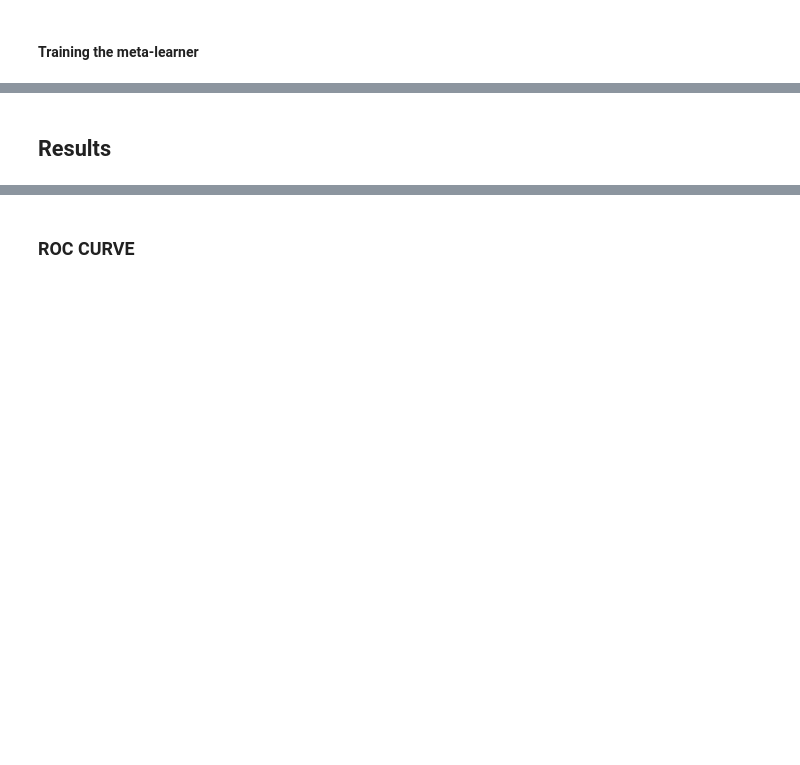
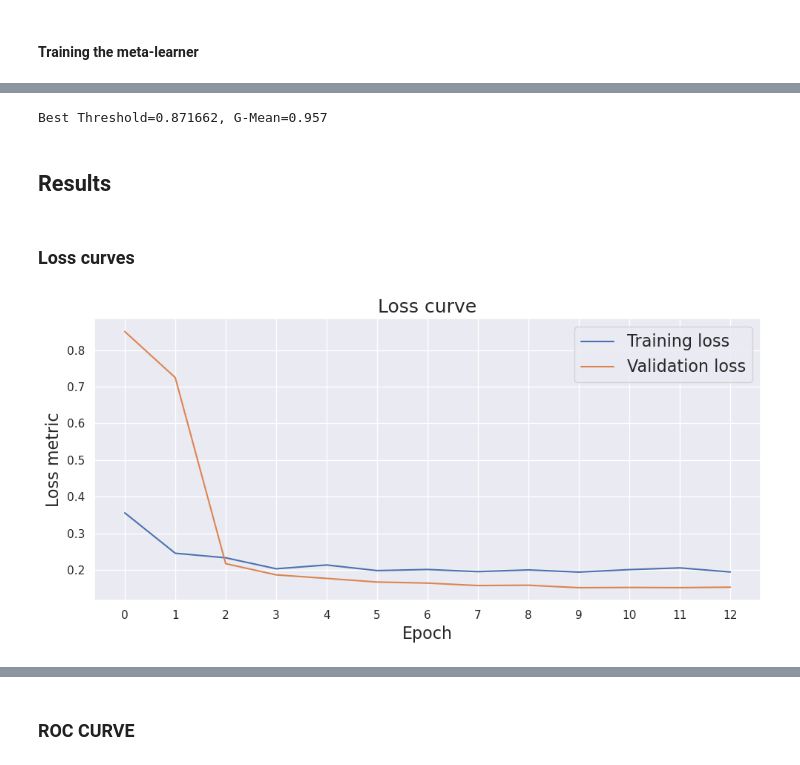
Before and after one commit to mrcljns/Identifying_Pneumonia_Project, a Jupyter notebook: identifying_pnuemonia_notebook.ipynb, the cells around one changed output, grey strips where cells are left out. Drawn from its saved outputs; the diff is of its cells as text; code cells hidden in the pictures; blank space fills up the shorter version.

```diff
--- a/identifying_pnuemonia_notebook.ipynb
+++ b/identifying_pnuemonia_notebook.ipynb
@@ -62,12 +63,7 @@ device = torch.device('cuda' if torch.cuda.is_available() else 'cpu')
 # %%
 # Plot the loss curve based on the provided folder or the latest folder from lightning logs
 def plot_loss_curve(fpath=None):
-    if fpath == None:
-        latest_file = os.path.join(max([os.path.join("/home/maciej/Uni/Studia II stopień/II rok/Machine Learning 2/GRU-ML-presentation/lightning_logs", f)
-                                        for f in os.listdir("lightning_logs")],
-                                        key=os.path.getctime), "metrics.csv")
-    else:
-        latest_file = os.path.join(fpath, "metrics.csv")
+    latest_file = os.path.join(fpath, "metrics.csv")
     loss_data = pd.read_csv(latest_file)
     loss_data['val_loss'] = loss_data.val_loss.shift(1)
     loss_data = loss_data[["epoch", "train_loss", "val_loss"]].dropna()
@@ -83,6 +79,17 @@ def plot_loss_curve(fpath=None):
     plt.legend(loc="upper right", fontsize=16)
     plt.tight_layout()
     plt.show()
+
+
+# Get the best threshold for classification with g-mean
+def get_best_threshold(y_true, preds):
+    # Get best threshold value
+    fpr, tpr, thresholds = roc_curve(y_true, preds)
+    # Calculate the g-mean for each threshold
+    gmeans = np.sqrt(tpr * (1-fpr))
+    # Locate the index of the largest g-mean
+    ix = np.argmax(gmeans)
+    print('Best Threshold=%f, G-Mean=%.3f' % (thresholds[ix], gmeans[ix]))
 # %% [markdown]
 # Data exploration
 # %%
@@ -930,2 +1241,13 @@ meta_trainer.test(meta_model_lightning, dataloaders=meta_test_loader)
+# %%
+get_best_threshold(y_val, meta_preds)
+# %% [output]
+Best Threshold=0.871662, G-Mean=0.957
 # %% [markdown]
 ## Results
+# %% [markdown]
+### Loss curves
+# %%
+# Vgg-16
+plot_loss_curve("vgg16_logs/lightning_logs/version_0/")
+# %% [output]
+[figure, added]
```
Also changed, not shown: parts of 37 cells of this notebook, 1 other file.
